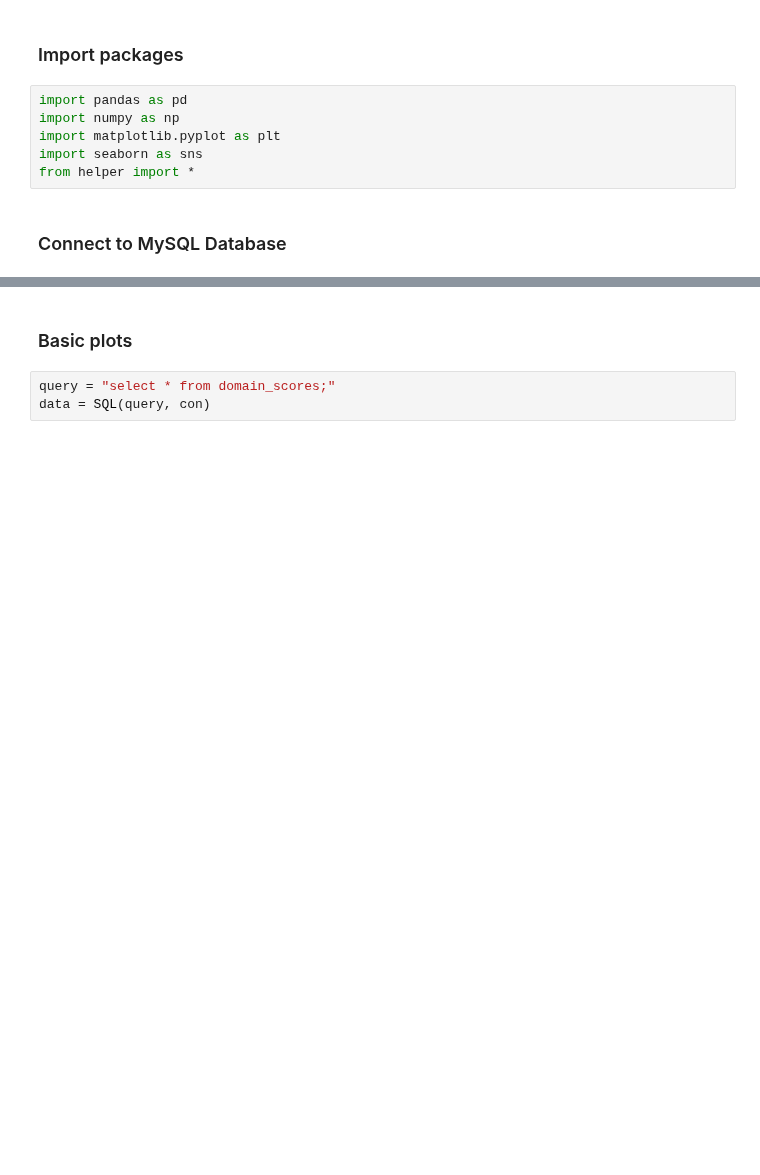
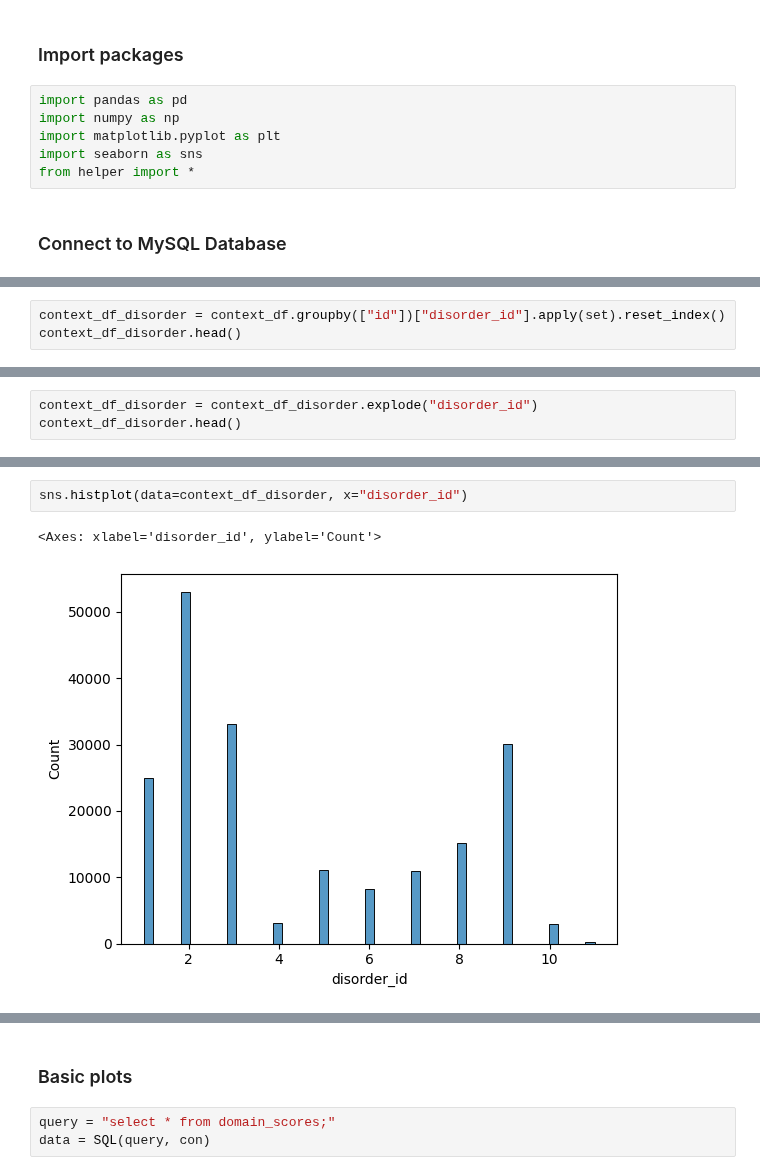
Before and after one commit to twchen88/ct_research, a Jupyter notebook: script.ipynb, the cells around one changed output, grey strips where cells are left out. Saved outputs shown, nothing was run; the diff lists cells and outputs as text; blank space fills up the shorter version.

```diff
--- a/script.ipynb
+++ b/script.ipynb
@@ -39,0 +93,3 @@ SQL(query, con)
+# %%
+context_df_disorder = context_df.groupby(["id"])["disorder_id"].apply(set).reset_index()
+context_df_disorder.head()
@@ -39,0 +103,3 @@ SQL(query, con)
+# %%
+context_df_disorder = context_df_disorder.explode("disorder_id")
+context_df_disorder.head()
@@ -39,0 +113,5 @@ SQL(query, con)
+# %%
+sns.histplot(data=context_df_disorder, x="disorder_id")
+# %% [output]
+<Axes: xlabel='disorder_id', ylabel='Count'>
+[figure, added]
```
Also changed, not shown: parts of 31 cells of this notebook, 5 other files.
